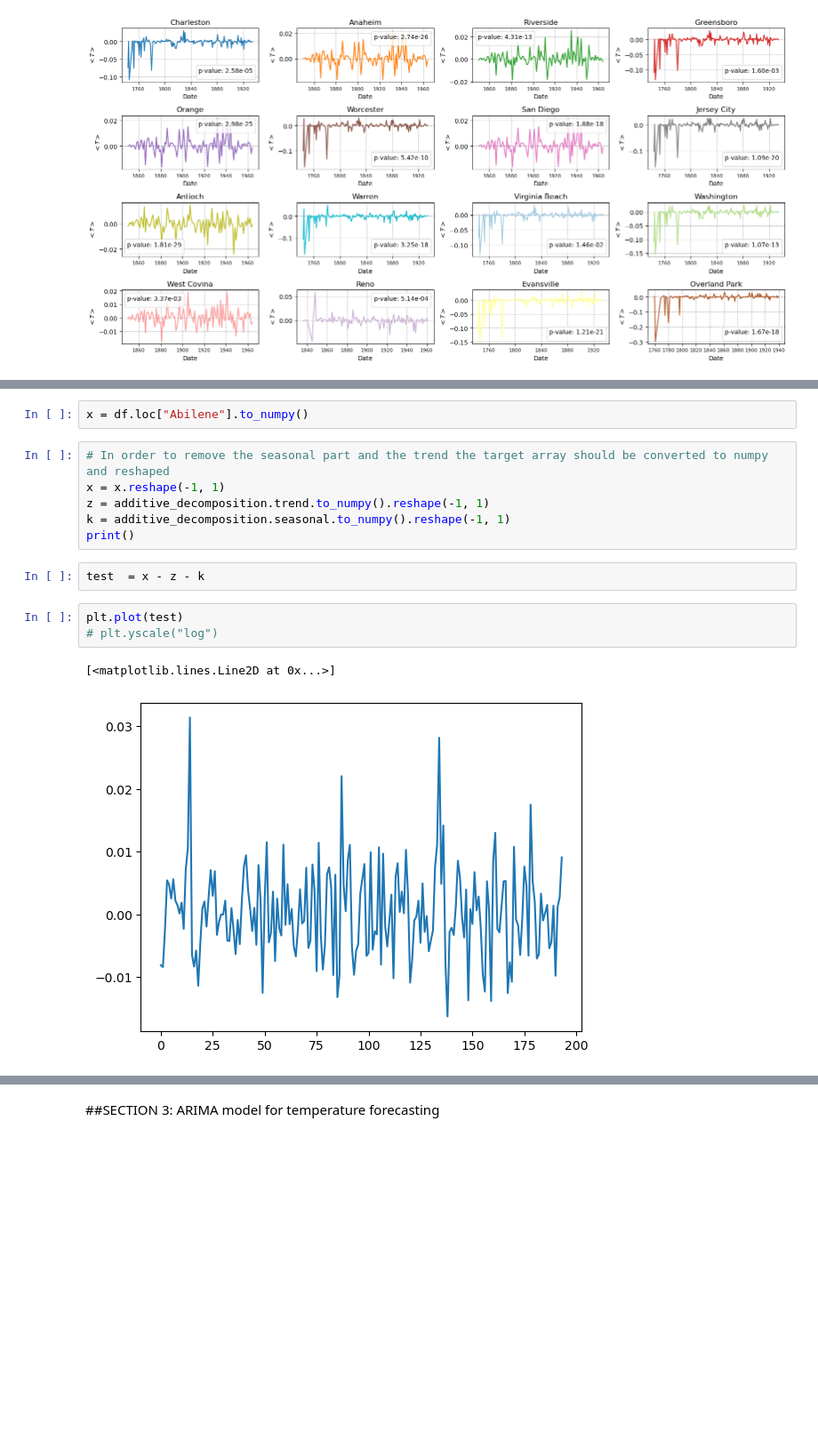
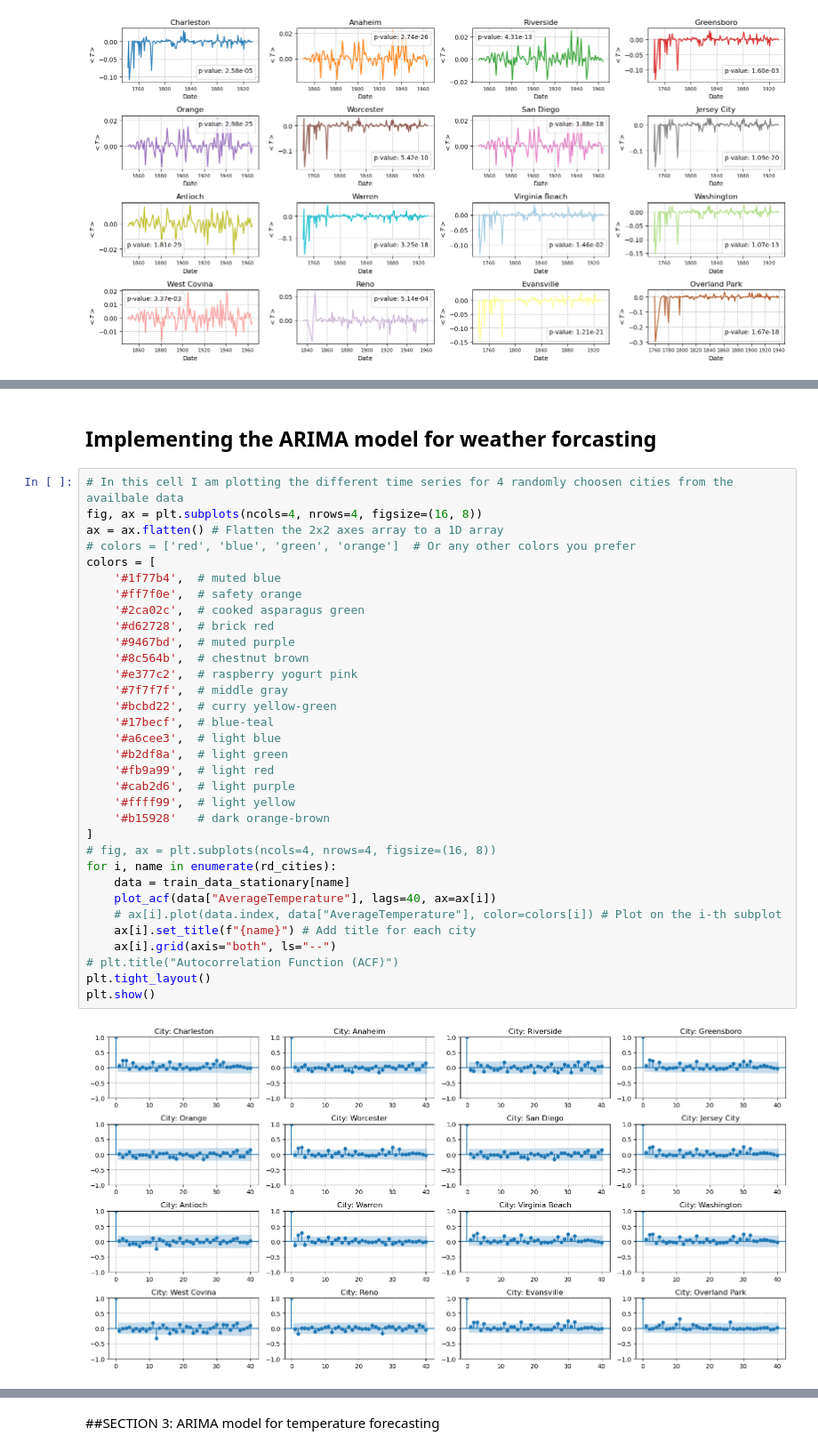
Before and after one commit to aredjil/Temperature-forecasting-for-different-cities-in-the-world, a Jupyter notebook: Project3.ipynb, the cells around one changed output, grey strips where cells are left out. Shown at 89% size. Cells and saved outputs as stored; diff of their text form; blank space fills up the shorter version.

Commit message:
added the pacf and acf plots

```diff
--- a/Project3.ipynb
+++ b/Project3.ipynb
@@ -426,16 +364,37 @@ We can reject the null-hypothesis of the non-stationarity of the data since the
-# %%
-x = df.loc["Abilene"].to_numpy()
-# %%
-# In order to remove the seasonal part and the trend the target array should be converted to numpy and reshaped
-x = x.reshape(-1, 1)
-z = additive_decomposition.trend.to_numpy().reshape(-1, 1)
-k = additive_decomposition.seasonal.to_numpy().reshape(-1, 1)
-print()
-# %%
-test  = x - z - k
-# %%
-plt.plot(test)
-# plt.yscale("log")
-# %% [output]
-[<matplotlib.lines.Line2D at 0x...>]
-[figure, removed]
+# %% [markdown]
+## Implementing the ARIMA model for weather forcasting
+# %%
+# In this cell I am plotting the different time series for 4 randomly choosen cities from the availbale data
+fig, ax = plt.subplots(ncols=4, nrows=4, figsize=(16, 8))
+ax = ax.flatten() # Flatten the 2x2 axes array to a 1D array
+# colors = ['red', 'blue', 'green', 'orange']  # Or any other colors you prefer
+colors = [
+    '#1f77b4',  # muted blue
+    '#ff7f0e',  # safety orange
+    '#2ca02c',  # cooked asparagus green
+    '#d62728',  # brick red
+    '#9467bd',  # muted purple
+    '#8c564b',  # chestnut brown
+    '#e377c2',  # raspberry yogurt pink
+    '#7f7f7f',  # middle gray
+    '#bcbd22',  # curry yellow-green
+    '#17becf',  # blue-teal
+    '#a6cee3',  # light blue
+    '#b2df8a',  # light green
+    '#fb9a99',  # light red
+    '#cab2d6',  # light purple
+    '#ffff99',  # light yellow
+    '#b15928'   # dark orange-brown
+]
+# fig, ax = plt.subplots(ncols=4, nrows=4, figsize=(16, 8))
+for i, name in enumerate(rd_cities):
+    data = train_data_stationary[name]
+    plot_acf(data["AverageTemperature"], lags=40, ax=ax[i])
+    # ax[i].plot(data.index, data["AverageTemperature"], color=colors[i]) # Plot on the i-th subplot
+    ax[i].set_title(f"{name}") # Add title for each city
+    ax[i].grid(axis="both", ls="--")
+# plt.title("Autocorrelation Function (ACF)")
+plt.tight_layout()
+plt.show()
+# %% [output]
+[figure, added]
```
Also changed, not shown: parts of 6 cells of this notebook.
